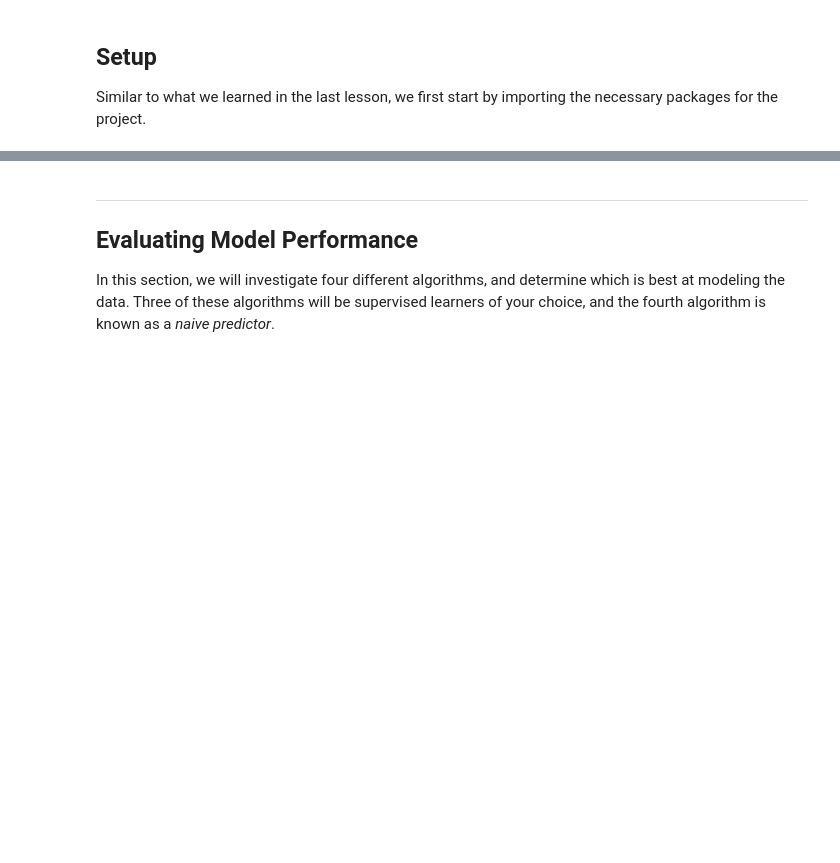
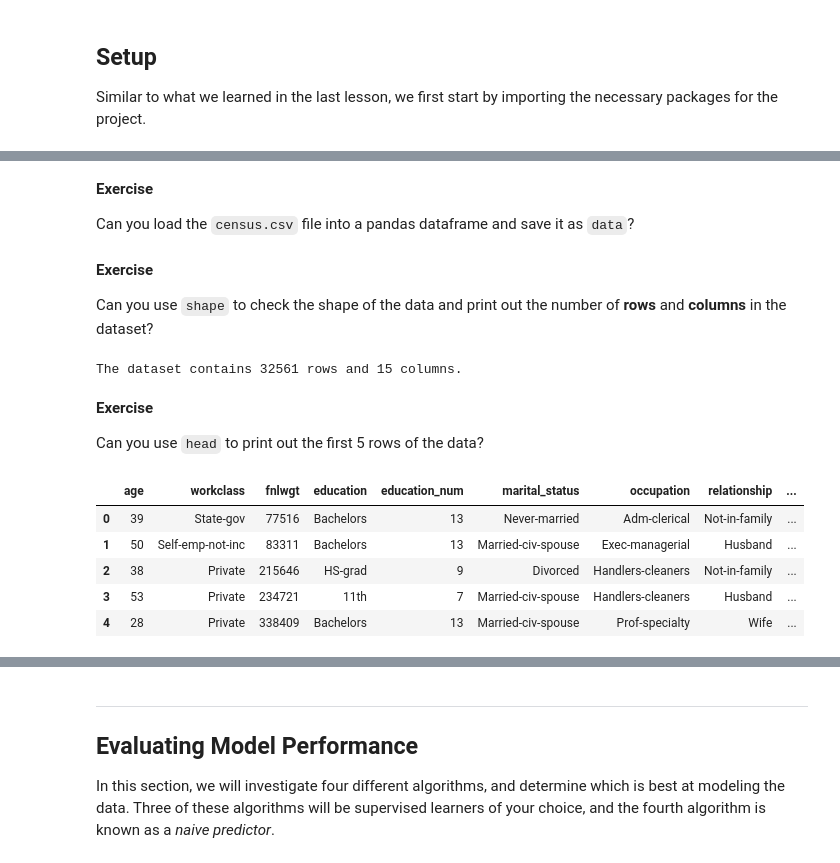
Before and after one commit to leovantoji/python_for_data_science, a Jupyter notebook: src/notebooks_solutions/l09-intro_to_ml-solution.ipynb, the cells around one changed output, grey strips where cells are left out. Saved outputs shown, nothing was run; the diff lists cells and outputs as text; code cells hidden in the pictures; blank space fills up the shorter version.

```diff
--- a/src/notebooks_solutions/l09-intro_to_ml-solution.ipynb
+++ b/src/notebooks_solutions/l09-intro_to_ml-solution.ipynb
@@ -339,0 +161,4 @@ Testing set has 9045 samples.
+# %% [markdown]
+**Exercise**
+
+Can you load the `census.csv` file into a pandas dataframe and save it as `data`?
@@ -339,0 +168,23 @@ Testing set has 9045 samples.
+# %% [markdown]
+**Exercise**
+
+Can you use `shape` to check the shape of the data and print out the number of **rows** and **columns** in the dataset?
+# %%
+# [TODO]
+print(f"The dataset contains {data.shape[0]} rows and {data.shape[1]} columns.")
+# %% [output]
+The dataset contains 32561 rows and 15 columns.
+# %% [markdown]
+**Exercise**
+
+Can you use `head` to print out the first 5 rows of the data?
+# %%
+# [TODO]
+data.head()
+# %% [output]
+|  | age | workclass | fnlwgt | education | education_num | marital_status | occupation | relationship | ... |
+| 0 | 39 | State-gov | 77516 | Bachelors | 13 | Never-married | Adm-clerical | Not-in-family | ... |
+| 1 | 50 | Self-emp-not-inc | 83311 | Bachelors | 13 | Married-civ-spouse | Exec-managerial | Husband | ... |
+| 2 | 38 | Private | 215646 | HS-grad | 9 | Divorced | Handlers-cleaners | Not-in-family | ... |
+| 3 | 53 | Private | 234721 | 11th | 7 | Married-civ-spouse | Handlers-cleaners | Husband | ... |
+| 4 | 28 | Private | 338409 | Bachelors | 13 | Married-civ-spouse | Prof-specialty | Wife | ... |
```
Also changed, not shown: parts of 91 cells of this notebook, 3 other files.
